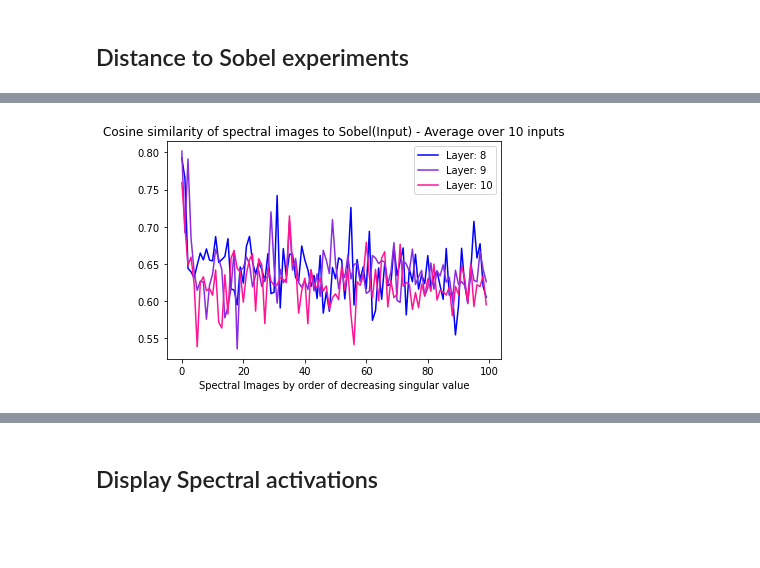
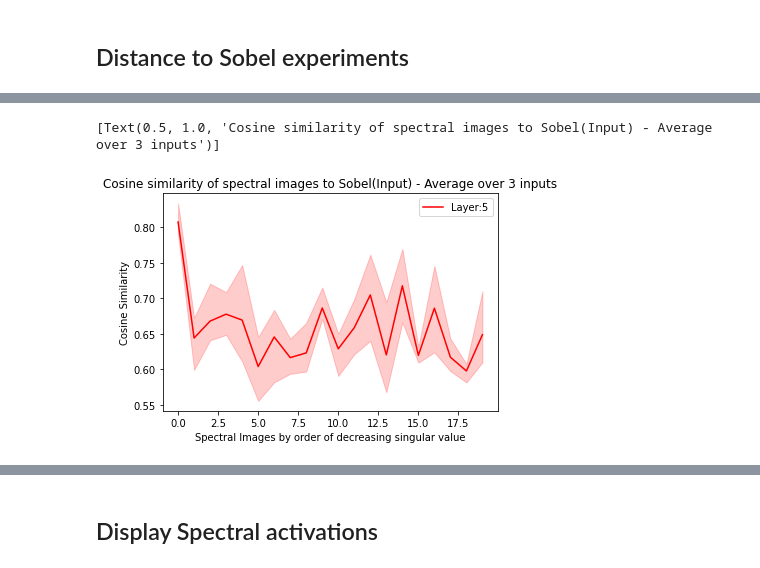
Before and after one commit to danmlr/svr, a Jupyter notebook: experiments.ipynb, the cells around one changed output, grey strips where cells are left out. Drawn from its saved outputs; the diff is of its cells as text; code cells hidden in the pictures; blank space fills up the shorter version.

Commit message:
Amelioration graphique sobel

```diff
--- a/experiments.ipynb
+++ b/experiments.ipynb
@@ -222,7 +222,6 @@ def distance_sobel(x,spectral_neurons=[0,1,2,10,-4,-1],layer=5):
     y= avgpool(y,2, stride=None, padding=-1)
     y= avgpool(y,2, stride=None, padding=-1)
     if layer>=8:
-        print(layer,"fffffffffffffff")
         y= avgpool(y,2, stride=None, padding=-1)
 
 
@@ -242,7 +241,7 @@ def distance_sobel(x,spectral_neurons=[0,1,2,10,-4,-1],layer=5):
         img = torch.abs(img.squeeze(0).squeeze(0))
         img = img/img.norm()
 
-        res.append(torch.sum(img*target))
+        res.append(torch.sum(img*target).item())
 
     return res
 
@@ -255,22 +254,24 @@ def sobmag(im):
     mag *= 1 / np.linalg.norm(mag)  # normalize (Q&D)
     return mag
 # %%
-
+import pandas as pd
 import torchvision.transforms as transforms
 togrey = transforms.Grayscale()
 
-
+####################################
 N_img = 1000
 k_neurons = 100
 layers = [5,6,7,8,9,10]
-spectral_neurons=np.arange(k_neurons)
+###################################
+
+spectral_neurons= np.arange(k_neurons,dtype=int)
 
 Avg_dist = []
 for layer in layers:
-    avg_dist = torch.zeros(k_neurons)
+    avg_dist = []
     for idx in tqdm(range(N_img)):
         x = data[idx][0]
-        dis = torch.tensor(distance_sobel(x,spectral_neurons,layer=layer))
-        avg_dist += dis
-    avg_dist = avg_dist/N_img
-    Avg_dist.append(avg_dist)
+        dis = distance_sobel(x,spectral_neurons,layer=layer)
+        avg_dist = avg_dist+dis
+    df = pd.DataFrame({"Spectral Images by order of decreasing singular value":N_img*list(spectral_neurons),"Cosine Similarity":avg_dist})
+    Avg_dist.append(df)
@@ -301,10 +278,9 @@ plt.show()
-# %%
-colors = ['blue','blueviolet','deeppink']
-for i in range(3,6):
-    plt.plot(spectral_neurons,Avg_dist[i],label="Layer: " +str(layers[i]),color=colors[i-3])
-plt.xlabel("Spectral Images by order of decreasing singular value")
-plt.title("Cosine similarity of spectral images to Sobel(Input) - Average over 10 inputs")
-plt.legend()
-plt.show()
-# %% [output]
-[figure, removed]
+# %%
+import seaborn as sns
+idx_layer = 0
+sns.lineplot(data=Avg_dist[idx_layer], x="Spectral Images by order of decreasing singular value", y="Cosine Similarity",
+             label="Layer:" +str(layers[idx_layer]),color='red').set(
+    title ="Cosine similarity of spectral images to Sobel(Input) - Average over "+ str(N_img) +" inputs")
+# %% [output]
+[Text(0.5, 1.0, 'Cosine similarity of spectral images to Sobel(Input) - Average over 3 inputs')]
+[figure, added]
```
Also changed, not shown: parts of 4 cells of this notebook.
